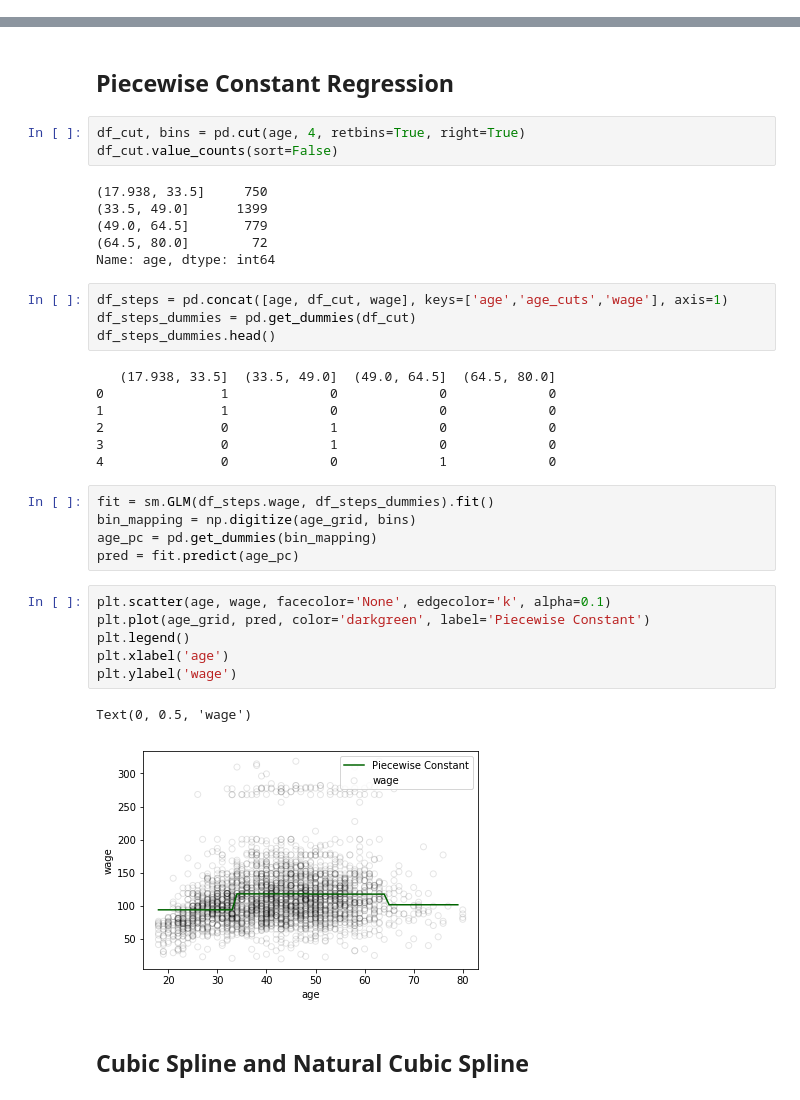
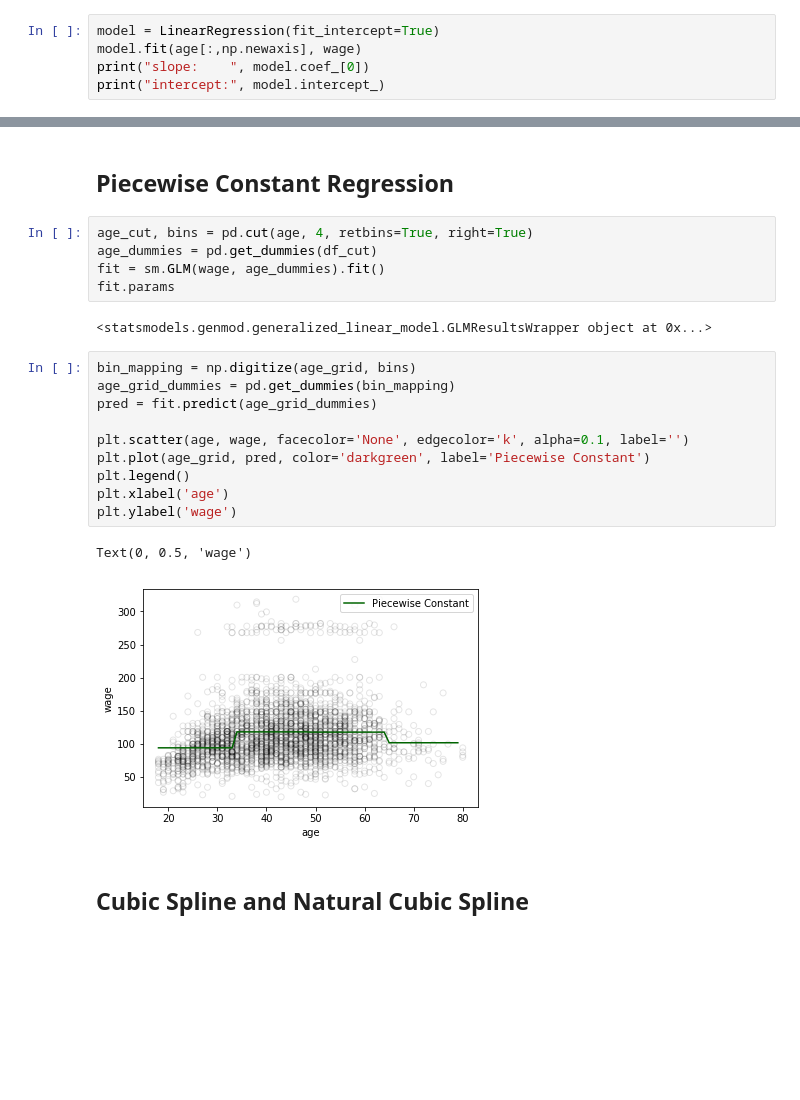
Before and after one commit to jiamingmao/data-analysis, a Jupyter notebook: codes/Regression/Python/wage.ipynb, the cells around one changed output, grey strips where cells are left out. Cells and saved outputs as stored; diff of their text form; blank space fills up the shorter version.

```diff
--- a/codes/Regression/Python/wage.ipynb
+++ b/codes/Regression/Python/wage.ipynb
@@ -19,0 +31,5 @@ age_grid = np.arange(age.min(),age.max())
+# %%
+model = LinearRegression(fit_intercept=True)
+model.fit(age[:,np.newaxis], wage)
+print("slope:    ", model.coef_[0])
+print("intercept:", model.intercept_)
@@ -20,39 +70,25 @@ age_grid = np.arange(age.min(),age.max())
 # %% [markdown]
 ## Piecewise Constant Regression
 # %%
-df_cut, bins = pd.cut(age, 4, retbins=True, right=True)
-df_cut.value_counts(sort=False)
+age_cut, bins = pd.cut(age, 4, retbins=True, right=True)
+age_dummies = pd.get_dummies(df_cut)
+fit = sm.GLM(wage, age_dummies).fit()
+fit.params
 # %% [output]
-(17.938, 33.5]     750
-(33.5, 49.0]      1399
-(49.0, 64.5]       779
-(64.5, 80.0]        72
-Name: age, dtype: int64
+<statsmodels.genmod.generalized_linear_model.GLMResultsWrapper object at 0x...>
-# %%
-df_steps = pd.concat([age, df_cut, wage], keys=['age','age_cuts','wage'], axis=1)
-df_steps_dummies = pd.get_dummies(df_cut)
-df_steps_dummies.head()
-# %% [output]
-   (17.938, 33.5]  (33.5, 49.0]  (49.0, 64.5]  (64.5, 80.0]
-0               1             0             0             0
-1               1             0             0             0
-2               0             1             0             0
-3               0             1             0             0
-4               0             0             1             0
-# %%
-fit = sm.GLM(df_steps.wage, df_steps_dummies).fit()
-bin_mapping = np.digitize(age_grid, bins)
-age_pc = pd.get_dummies(bin_mapping)
-pred = fit.predict(age_pc)
 # %%
-plt.scatter(age, wage, facecolor='None', edgecolor='k', alpha=0.1)
+bin_mapping = np.digitize(age_grid, bins)
+age_grid_dummies = pd.get_dummies(bin_mapping)
+pred = fit.predict(age_grid_dummies)
+
+plt.scatter(age, wage, facecolor='None', edgecolor='k', alpha=0.1, label='')
 plt.plot(age_grid, pred, color='darkgreen', label='Piecewise Constant')
 plt.legend()
 plt.xlabel('age')
 plt.ylabel('wage')
 # %% [output]
 Text(0, 0.5, 'wage')
-[figure, old version]
+[figure, new version]
 # %% [markdown]
 ## Cubic Spline and Natural Cubic Spline
 # %%
```
Also changed, not shown: parts of 9 cells of this notebook.
